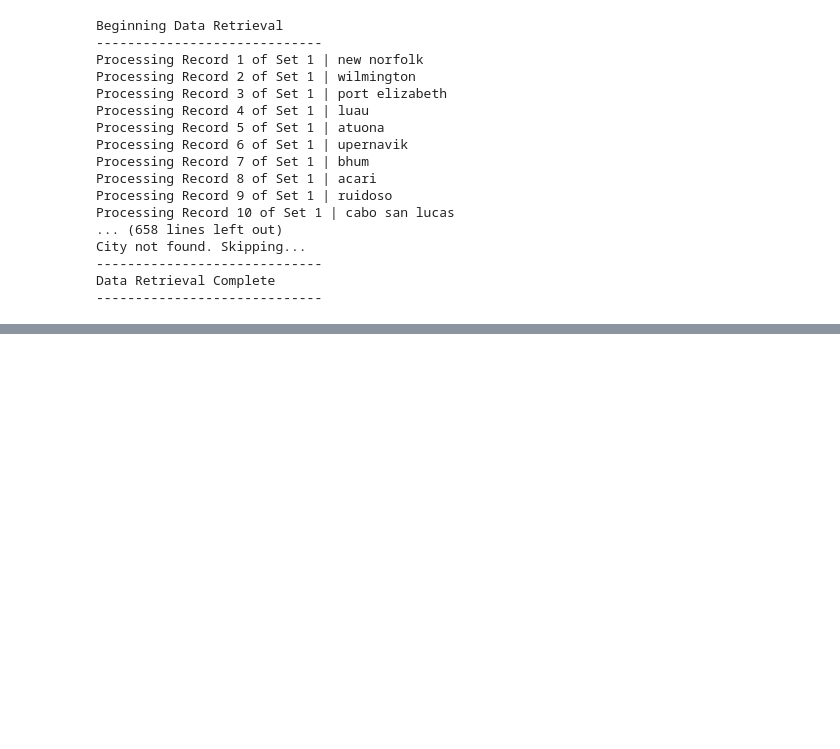
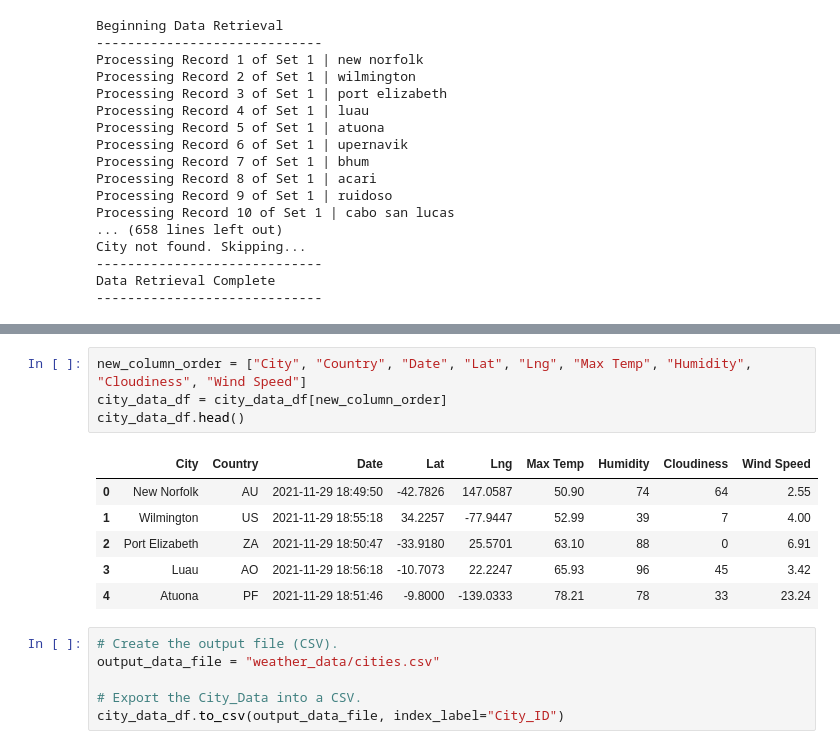
Before and after one commit to Jflux05/World_Weather_Analysis, a Jupyter notebook: WeatherPy.ipynb, the cells around one changed output, grey strips where cells are left out. Cells and saved outputs as stored; diff of their text form; blank space fills up the shorter version.

```diff
--- a/WeatherPy.ipynb
+++ b/WeatherPy.ipynb
@@ -183,0 +206,17 @@ Data Retrieval Complete
+# %%
+new_column_order = ["City", "Country", "Date", "Lat", "Lng", "Max Temp", "Humidity", "Cloudiness", "Wind Speed"]
+city_data_df = city_data_df[new_column_order]
+city_data_df.head()
+# %% [output]
+|  | City | Country | Date | Lat | Lng | Max Temp | Humidity | Cloudiness | Wind Speed |
+| 0 | New Norfolk | AU | 2021-11-29 18:49:50 | -42.7826 | 147.0587 | 50.90 | 74 | 64 | 2.55 |
+| 1 | Wilmington | US | 2021-11-29 18:55:18 | 34.2257 | -77.9447 | 52.99 | 39 | 7 | 4.00 |
+| 2 | Port Elizabeth | ZA | 2021-11-29 18:50:47 | -33.9180 | 25.5701 | 63.10 | 88 | 0 | 6.91 |
+| 3 | Luau | AO | 2021-11-29 18:56:18 | -10.7073 | 22.2247 | 65.93 | 96 | 45 | 3.42 |
+| 4 | Atuona | PF | 2021-11-29 18:51:46 | -9.8000 | -139.0333 | 78.21 | 78 | 33 | 23.24 |
+# %%
+# Create the output file (CSV).
+output_data_file = "weather_data/cities.csv"
+
+# Export the City_Data into a CSV.
+city_data_df.to_csv(output_data_file, index_label="City_ID")
```
Also changed, not shown: parts of 3 cells of this notebook, 3 other files.
